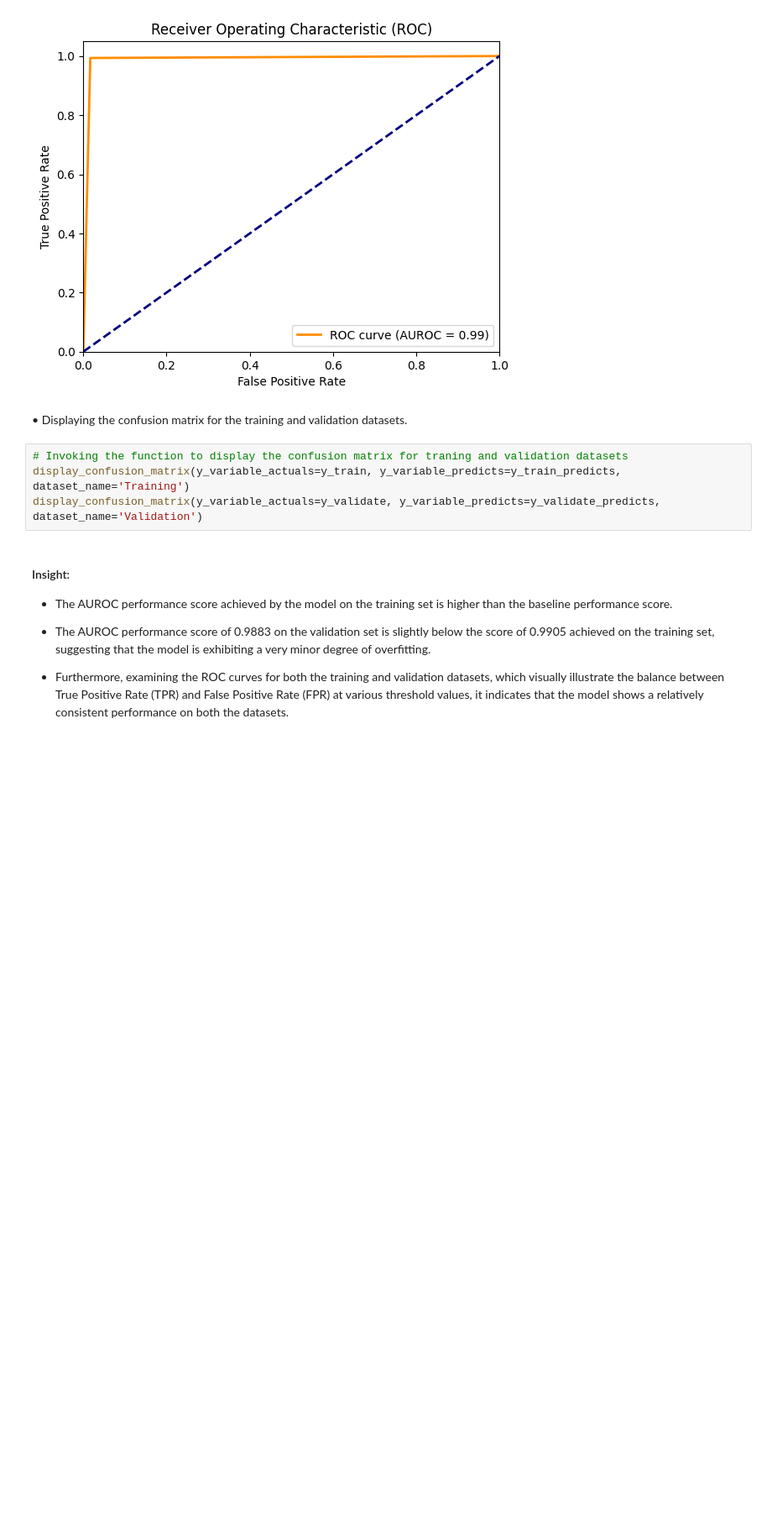
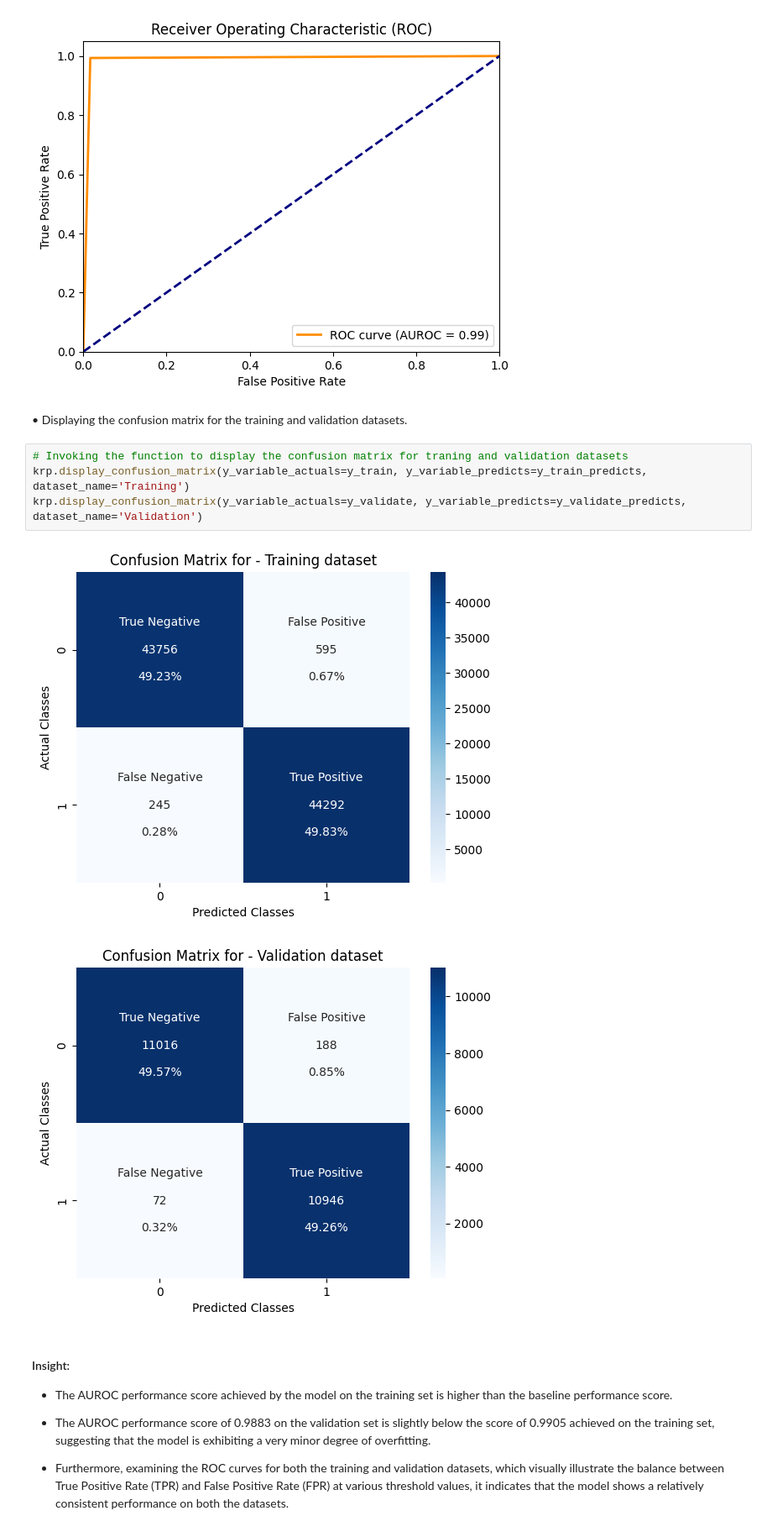
Before and after one commit to monalippatil/MachineLearning-Basketball-NBA-Draft-Prediction, a Jupyter notebook: notebooks/Patil_Monali-14370946-week3_AdaBoost_Tuned.ipynb, the cells around one changed output. Shown at 84% size. Saved outputs shown, nothing was run; the diff lists cells and outputs as text; blank space fills up the shorter version.

Commit message:
Created the new notebooks for week 2 and week3 with - Tuned and updated to use confusion matrix from  KRML package - Week 4

```diff
--- a/notebooks/Patil_Monali-14370946-week3_AdaBoost_Tuned.ipynb
+++ b/notebooks/Patil_Monali-14370946-week3_AdaBoost_Tuned.ipynb
@@ -199,8 +198,11 @@ Validation AUROC score: 0.9883427585861414
 • Displaying the confusion matrix for the training and validation datasets.
 # %%
 # Invoking the function to display the confusion matrix for traning and validation datasets
-display_confusion_matrix(y_variable_actuals=y_train, y_variable_predicts=y_train_predicts, dataset_name='Training')
-display_confusion_matrix(y_variable_actuals=y_validate, y_variable_predicts=y_validate_predicts, dataset_name='Validation')
+krp.display_confusion_matrix(y_variable_actuals=y_train, y_variable_predicts=y_train_predicts, dataset_name='Training')
+krp.display_confusion_matrix(y_variable_actuals=y_validate, y_variable_predicts=y_validate_predicts, dataset_name='Validation')
+# %% [output]
+[figure, added]
+[figure, added]
 # %% [markdown]
 #### Insight:
 
```
Also changed, not shown: parts of 10 cells of this notebook, 6 other files.
